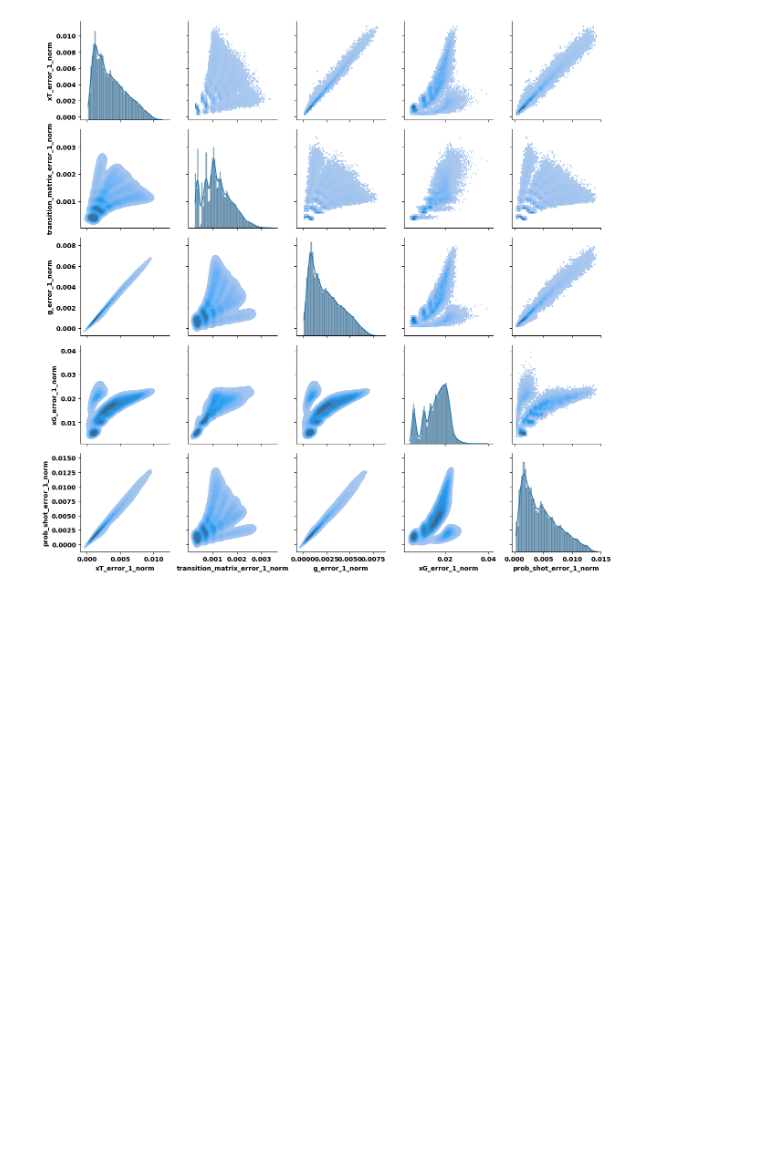
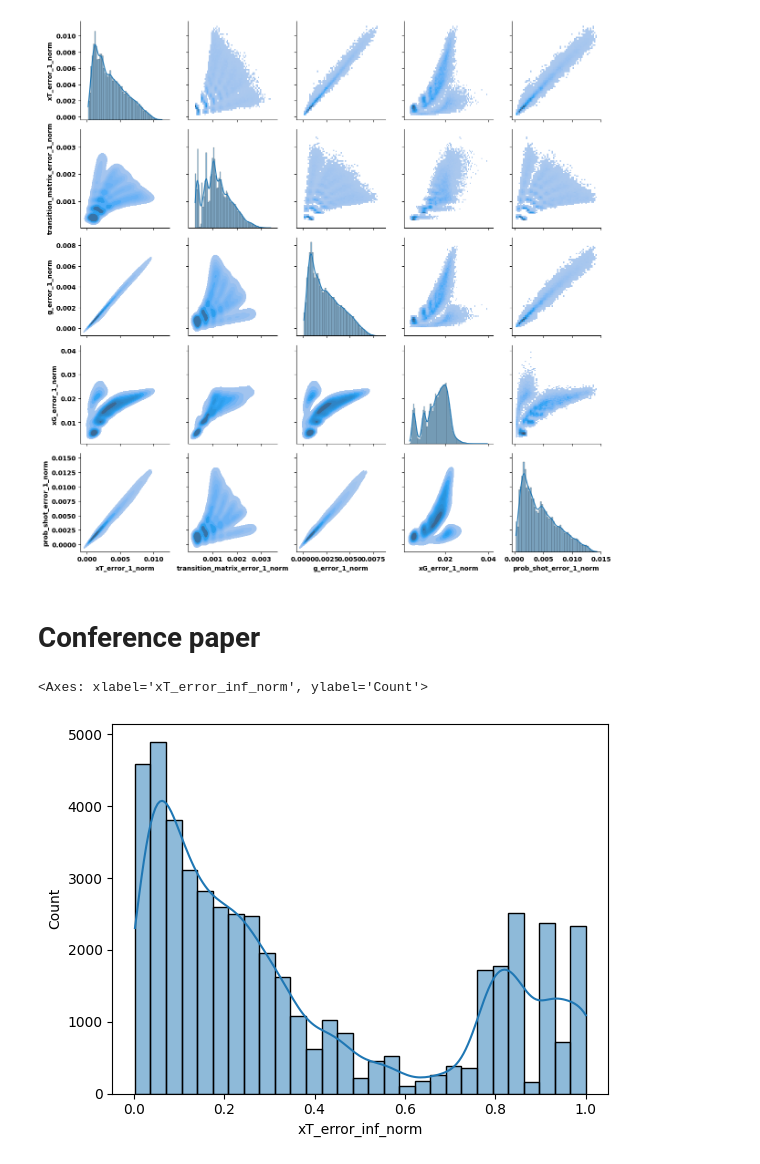
Before and after one commit to kvanarem42/xthreat-error-quantification-agentic, a Jupyter notebook: 3-investigate-results/quantile_inspection.ipynb, the cells around one changed output. Saved outputs shown, nothing was run; the diff lists cells and outputs as text; code cells hidden in the pictures; blank space fills up the shorter version.

Commit message:
update research plots

```diff
--- a/3-investigate-results/quantile_inspection.ipynb
+++ b/3-investigate-results/quantile_inspection.ipynb
@@ -450,3 +450,10 @@ g.map_diag(sns.histplot, kde=True)
 # %% [output]
 <seaborn.axisgrid.PairGrid at 0x...>
 [figure]
+# %% [markdown]
+# Conference paper
+# %%
+sns.histplot(data=df_errors, x='xT_error_inf_norm', kde=True)
+# %% [output]
+<Axes: xlabel='xT_error_inf_norm', ylabel='Count'>
+[figure, added]
```
Also changed, not shown: parts of 6 cells of this notebook, 1 other file.
